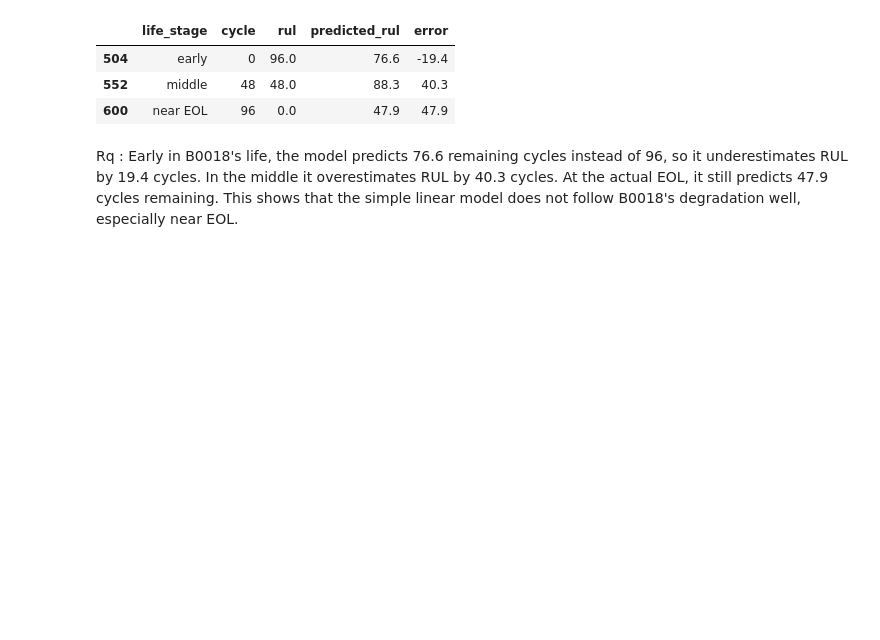
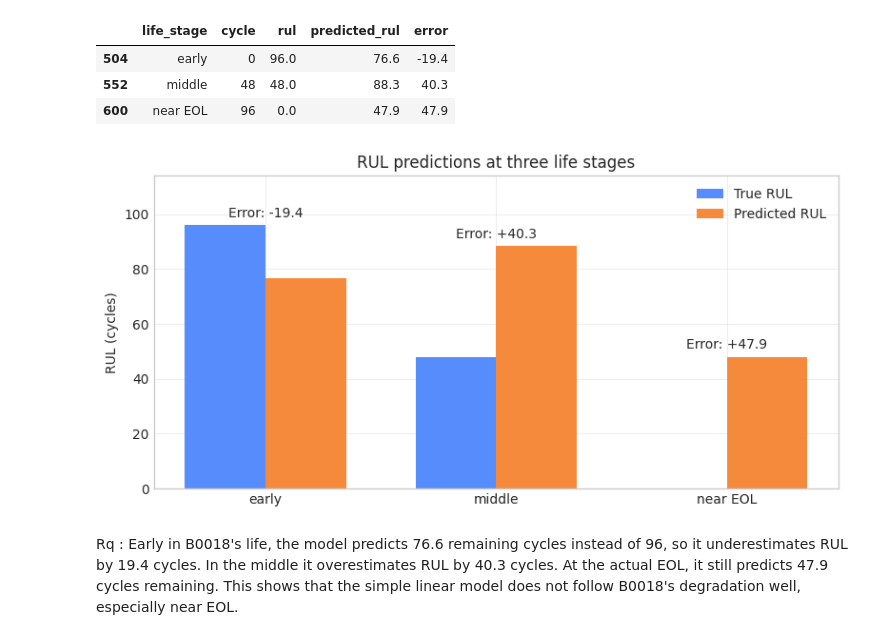
Before and after one commit to aymen-elo/xai-nasa-battery-aging, a Jupyter notebook: notebooks/02_rul_baseline.ipynb, the cells around one changed output. Saved outputs shown, nothing was run; the diff lists cells and outputs as text; code cells hidden in the pictures; blank space fills up the shorter version.

```diff
--- a/notebooks/02_rul_baseline.ipynb
+++ b/notebooks/02_rul_baseline.ipynb
@@ -165,6 +202,27 @@ examples.round(1)
 | 504 | early | 0 | 96.0 | 76.6 | -19.4 |
 | 552 | middle | 48 | 48.0 | 88.3 | 40.3 |
 | 600 | near EOL | 96 | 0.0 | 47.9 | 47.9 |
+# %%
+# Compare true and predicted RUL at the three selected life stages.
+x = np.arange(len(examples))
+width = 0.35
+
+fig, ax = plt.subplots(figsize=(8, 4))
+ax.bar(x - width / 2, examples["rul"], width, label="True RUL")
+ax.bar(x + width / 2, examples["predicted_rul"], width, label="Predicted RUL")
+
+# Write the signed error above each pair of bars.
+for i, row in examples.reset_index(drop=True).iterrows():
+    height = max(row["rul"], row["predicted_rul"])
+    ax.text(i, height + 3, f"Error: {row['error']:+.1f}", ha="center")
+
+ax.set_xticks(x, examples["life_stage"])
+ax.set(title="RUL predictions at three life stages", ylabel="RUL (cycles)")
+ax.legend()
+ax.set_ylim(0, max(examples["rul"].max(), examples["predicted_rul"].max()) + 18)
+plt.tight_layout()
+# %% [output]
+[figure, added]
 # %% [markdown]
 Rq : Early in B0018's life, the model predicts 76.6 remaining cycles instead of 96, so it underestimates RUL by 19.4 cycles. In the middle it overestimates RUL by 40.3 cycles. At the actual EOL, it still predicts 47.9 cycles remaining. This shows that the simple linear model does not follow B0018's degradation well, especially near EOL.
 # %%
```
Also changed, not shown: parts of 7 cells of this notebook.
